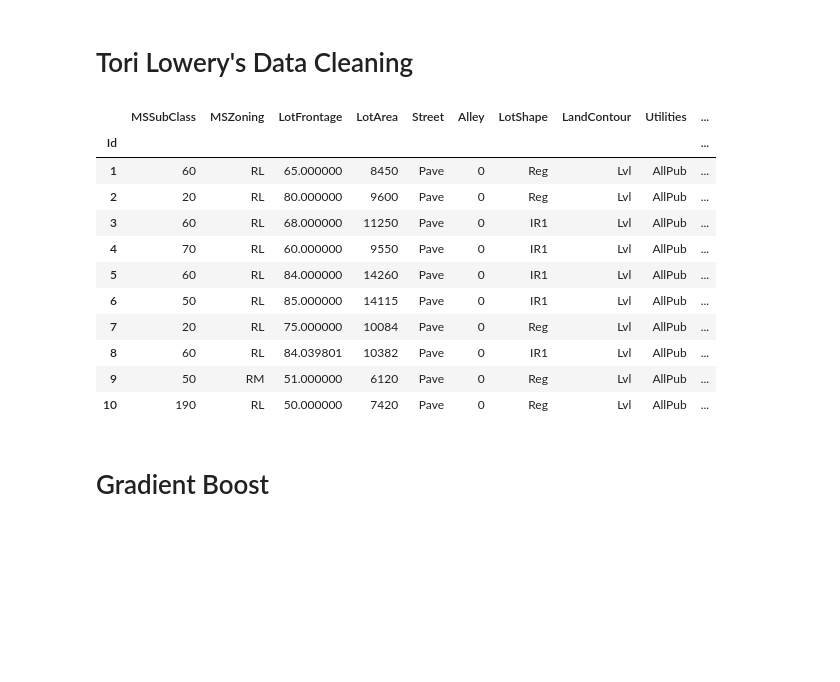
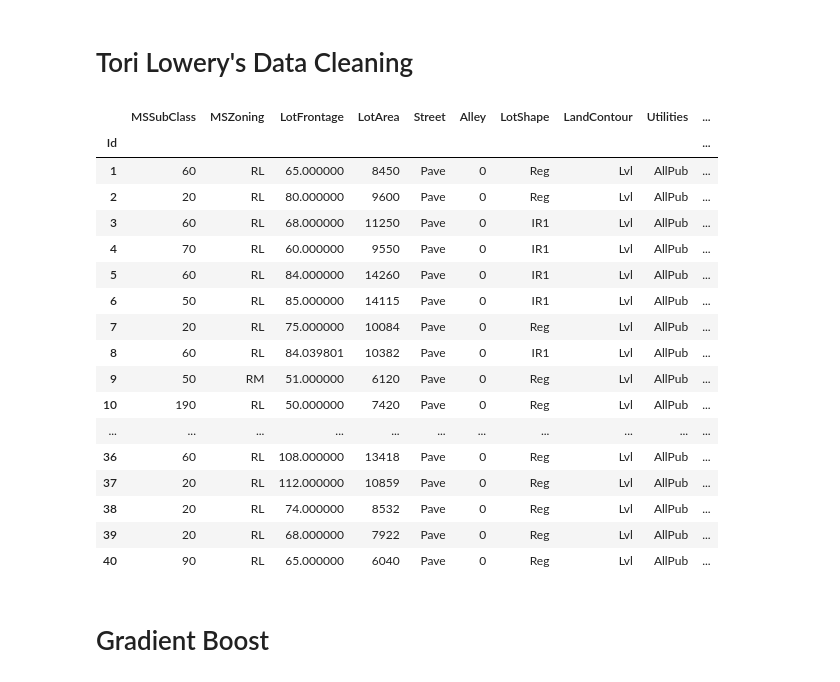
Before and after one commit to alexandertin/HousingML, a Jupyter notebook: Tori/Data_Cleaning_vlowery-Copy1.ipynb, the cells around one changed output. Drawn from its saved outputs; the diff is of its cells as text; code cells hidden in the pictures; blank space fills up the shorter version.

```diff
--- a/Tori/Data_Cleaning_vlowery-Copy1.ipynb
+++ b/Tori/Data_Cleaning_vlowery-Copy1.ipynb
@@ -18,10 +18,11 @@ houses = pd.read_csv("../data/train.csv", index_col = "Id")
 houses["MSSubClass"] = houses["MSSubClass"].astype('str')
 
 # Convert Alley to Factor
-houses["Alley"] = houses["Alley"].map(lambda x: 1 if x is True else 0)
+houses["Alley"] = houses["Alley"].map(lambda x: 0 if pd.isna(x) else 1)
 
 # Impute missing GarageYrBlt from year house built
-houses.loc[pd.isna(houses.GarageYrBlt), "GarageYrBlt"] = houses.loc[pd.isna(houses.GarageYrBlt), "YearBuilt"]
+houses.loc[pd.isna(houses.GarageYrBlt), "GarageYrBlt"] = 0
+houses.loc[pd.isna(houses.GarageType), "GarageType"] = "None"
 
 # Bin LotConfig to impute missing LotFrontage
 mean_frontage = dict(houses.groupby("LotConfig")["LotFrontage"].mean())
@@ -33,7 +34,7 @@ houses = houses.drop("LotConfig", axis = 1)
 houses["FireplaceQu"] = houses["FireplaceQu"].apply(lambda x: 0 if x == False else 1 if x == "Po" else 2 if x == "Fa" else 3 if x == "TA" else 4 if x == "Gd" else 5)
 
 # Convert Exterior Quality and Condition to Scale
-houses["ExterQual"] = houses["ExterQual"].apply(lambda x: 0 if x == "Po" else 1 if x == "Fa" else 2 if x == "TA" else 3 if x == "Gd" else 5)
+houses["ExterQual"] = houses["ExterQual"].apply(lambda x: 1 if x == "Po" else 2 if x == "Fa" else 3 if x == "TA" else 4 if x == "Gd" else 5)
 houses["ExterCond"] = houses["ExterCond"].apply(lambda x: 0 if x == "Po" else 1 if x == "Fa" else 2 if x == "TA" else 3 if x == "Gd" else 5)
 
 # Convert Basement Quality and Condition to Scale
@@ -51,34 +52,40 @@ houses["GarageFinish"] = houses["GarageFinish"].apply(lambda x: 0 if x == False
 
 # Feature Engineer total Porch/Deck Area
 houses["TotalPorchSqft"] = houses["WoodDeckSF"] + houses["OpenPorchSF"] + houses["EnclosedPorch"] + houses["3SsnPorch"] + houses["ScreenPorch"]
 
 # Drop Rows with NA (9 total) from Electrical, MasVnrType, and MasVnrArea
 houses = houses[~pd.isna(houses["Electrical"])]
 houses = houses[~pd.isna(houses["MasVnrType"])]
 
 # Drop Columns
 houses = houses.drop(["MiscFeature", "Fence", "WoodDeckSF", "OpenPorchSF", "EnclosedPorch", "3SsnPorch", "ScreenPorch",
                       "PoolArea", "PoolQC", "GarageCond",
                       "GarageCars", "BsmtFinSF1", "BsmtFinSF2"], axis=1)
 
 # houses.to_csv("houses")
 # houses.dtypes
 # dict(houses.isna().sum())
-houses.head(10)
+houses.head(40)
 # houses.shape
 # %% [output]
 |  | MSSubClass | MSZoning | LotFrontage | LotArea | Street | Alley | LotShape | LandContour | Utilities | ... |
 | Id |  |  |  |  |  |  |  |  |  | ... |
 | 1 | 60 | RL | 65.000000 | 8450 | Pave | 0 | Reg | Lvl | AllPub | ... |
 | 2 | 20 | RL | 80.000000 | 9600 | Pave | 0 | Reg | Lvl | AllPub | ... |
 | 3 | 60 | RL | 68.000000 | 11250 | Pave | 0 | IR1 | Lvl | AllPub | ... |
 | 4 | 70 | RL | 60.000000 | 9550 | Pave | 0 | IR1 | Lvl | AllPub | ... |
 | 5 | 60 | RL | 84.000000 | 14260 | Pave | 0 | IR1 | Lvl | AllPub | ... |
 | 6 | 50 | RL | 85.000000 | 14115 | Pave | 0 | IR1 | Lvl | AllPub | ... |
 | 7 | 20 | RL | 75.000000 | 10084 | Pave | 0 | Reg | Lvl | AllPub | ... |
 | 8 | 60 | RL | 84.039801 | 10382 | Pave | 0 | IR1 | Lvl | AllPub | ... |
 | 9 | 50 | RM | 51.000000 | 6120 | Pave | 0 | Reg | Lvl | AllPub | ... |
 | 10 | 190 | RL | 50.000000 | 7420 | Pave | 0 | Reg | Lvl | AllPub | ... |
+| ... | ... | ... | ... | ... | ... | ... | ... | ... | ... | ... |
+| 36 | 60 | RL | 108.000000 | 13418 | Pave | 0 | Reg | Lvl | AllPub | ... |
+| 37 | 20 | RL | 112.000000 | 10859 | Pave | 0 | Reg | Lvl | AllPub | ... |
+| 38 | 20 | RL | 74.000000 | 8532 | Pave | 0 | Reg | Lvl | AllPub | ... |
+| 39 | 20 | RL | 68.000000 | 7922 | Pave | 0 | Reg | Lvl | AllPub | ... |
+| 40 | 90 | RL | 65.000000 | 6040 | Pave | 0 | Reg | Lvl | AllPub | ... |
 # %%
 # house_copy = houses.copy()
 # for i, x in enumerate(houses.columns):
```
Also changed, not shown: parts of 25 cells of this notebook.
